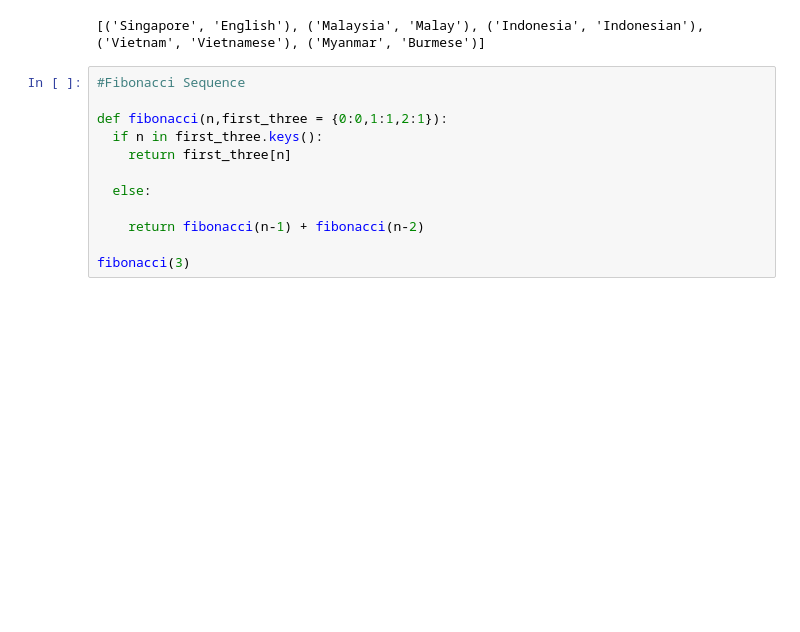
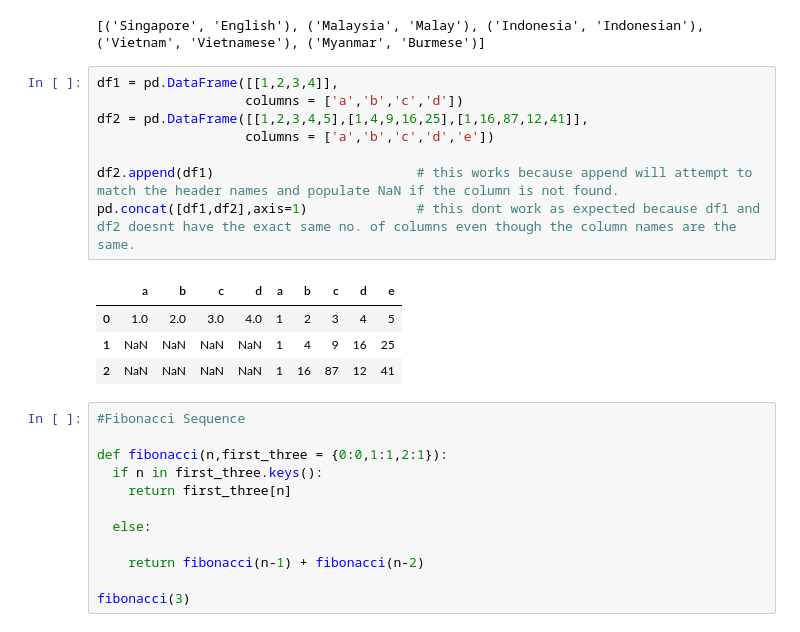
Before and after one commit to Konoko2004/TheProject, a Jupyter notebook: yFinance.ipynb, the cells around one changed output. Cells and saved outputs as stored; diff of their text form; blank space fills up the shorter version.

```diff
--- a/yFinance.ipynb
+++ b/yFinance.ipynb
@@ -55,6 +55,19 @@ print(test)
 country_unzip, language_unzip = zip(*test)
 # %% [output]
 [('Singapore', 'English'), ('Malaysia', 'Malay'), ('Indonesia', 'Indonesian'), ('Vietnam', 'Vietnamese'), ('Myanmar', 'Burmese')]
+# %%
+df1 = pd.DataFrame([[1,2,3,4]],
+                   columns = ['a','b','c','d'])
+df2 = pd.DataFrame([[1,2,3,4,5],[1,4,9,16,25],[1,16,87,12,41]],
+                   columns = ['a','b','c','d','e'])
+
+df2.append(df1)                          # this works because append will attempt to match the header names and populate NaN if the column is not found.
+pd.concat([df1,df2],axis=1)              # this dont work as expected because df1 and df2 doesnt have the exact same no. of columns even though the column names are the same.
+# %% [output]
+|  | a | b | c | d | a | b | c | d | e |
+| 0 | 1.0 | 2.0 | 3.0 | 4.0 | 1 | 2 | 3 | 4 | 5 |
+| 1 | NaN | NaN | NaN | NaN | 1 | 4 | 9 | 16 | 25 |
+| 2 | NaN | NaN | NaN | NaN | 1 | 16 | 87 | 12 | 41 |
 # %%
 #Fibonacci Sequence
 
```
Also changed, not shown: parts of 1 cell of this notebook.
